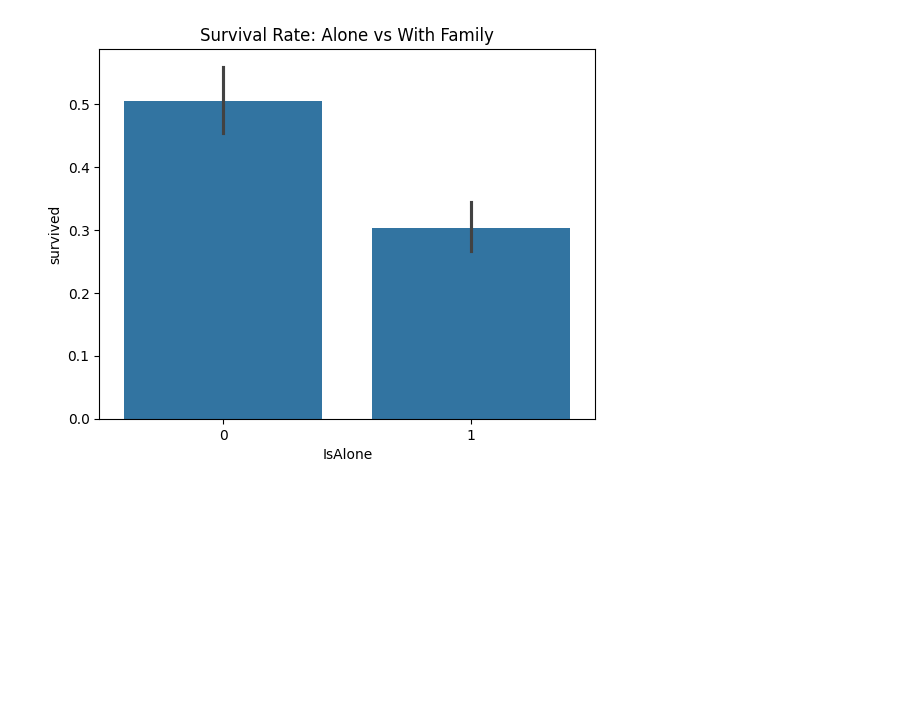
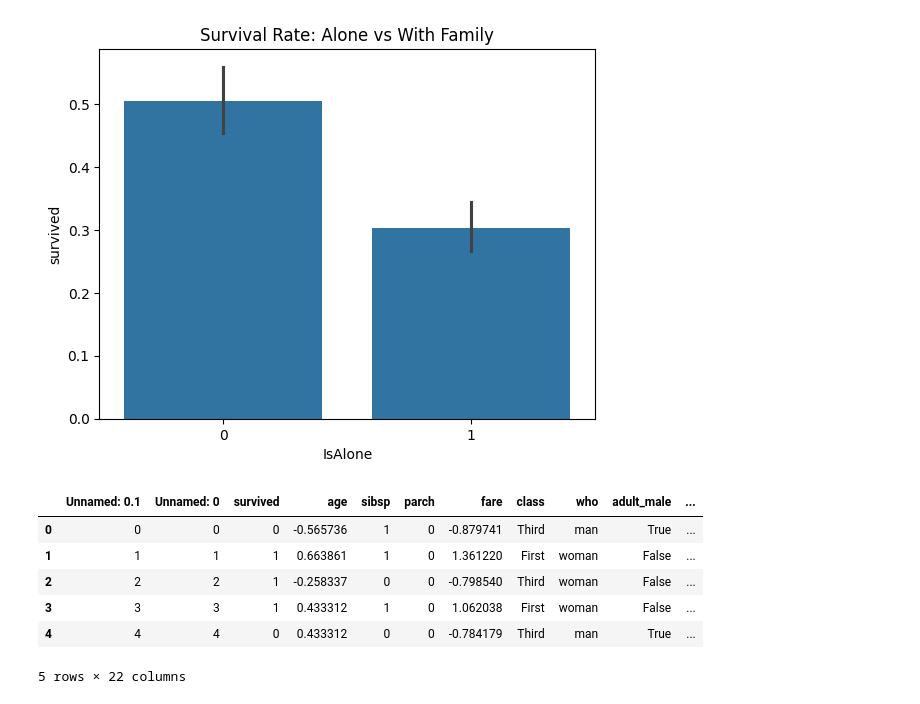
Before and after one commit to jobezking/pandas_numpy_matplotlib, a Jupyter notebook: EDA/chap9_feateng/chap9.ipynb, the cells around one changed output. Cells and saved outputs as stored; diff of their text form; code cells hidden in the pictures; blank space fills up the shorter version.

```diff
--- a/EDA/chap9_feateng/chap9.ipynb
+++ b/EDA/chap9_feateng/chap9.ipynb
@@ -56,3 +59,24 @@ plt.title("Survival Rate: Alone vs With Family")
 plt.show()
 # %% [output]
 [figure]
+# %%
+#use log for skewed distributions
+titanic['fare'] = np.log1p(titanic['fare'])
+titanic['Age'] = np.log1p(titanic['age'])
+# %%
+titanic = pd.get_dummies(titanic, columns=['sex', 'embarked', 'pclass'], drop_first=True)
+# %%
+scaler = StandardScaler()
+num_features = ['age', 'fare', 'FamilySize']
+# %%
+titanic[num_features] = scaler.fit_transform(titanic[num_features])
+# %%
+titanic.head()
+# %% [output]
+|  | Unnamed: 0.1 | Unnamed: 0 | survived | age | sibsp | parch | fare | class | who | adult_male | ... |
+| 0 | 0 | 0 | 0 | -0.565736 | 1 | 0 | -0.879741 | Third | man | True | ... |
+| 1 | 1 | 1 | 1 | 0.663861 | 1 | 0 | 1.361220 | First | woman | False | ... |
+| 2 | 2 | 2 | 1 | -0.258337 | 0 | 0 | -0.798540 | Third | woman | False | ... |
+| 3 | 3 | 3 | 1 | 0.433312 | 1 | 0 | 1.062038 | First | woman | False | ... |
+| 4 | 4 | 4 | 0 | 0.433312 | 0 | 0 | -0.784179 | Third | man | True | ... |
+5 rows × 22 columns
```
Also changed, not shown: parts of 4 cells of this notebook, 3 other files.
